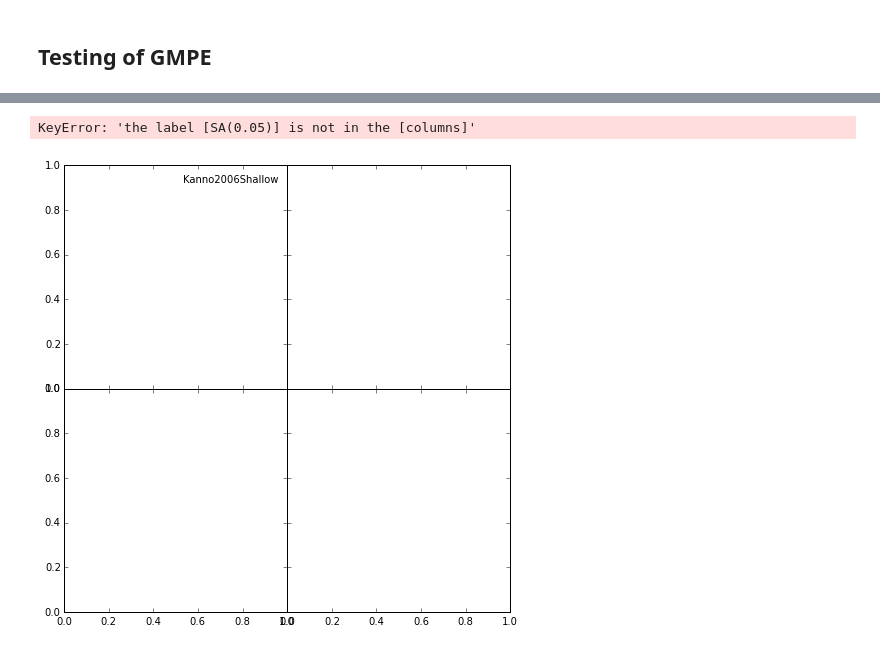
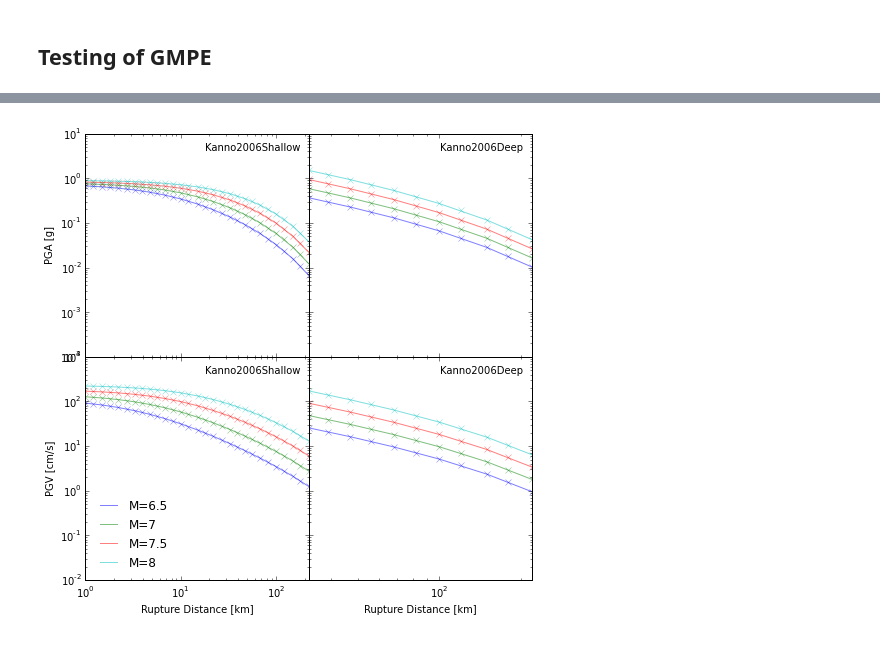
Before and after one commit to nackerley/indian-subcontinent-psha, a Jupyter notebook: GMPEs/kanno2006new/Kanno et al. (2006).ipynb, the cells around one changed output, grey strips where cells are left out. Drawn from its saved outputs; the diff is of its cells as text; code cells hidden in the pictures.

```diff
--- a/GMPEs/kanno2006new/Kanno et al. (2006).ipynb
+++ b/GMPEs/kanno2006new/Kanno et al. (2006).ipynb
@@ -165,13 +165,12 @@ df_means = gt.df_massage(pd.concat(df_means, ignore_index=True))
 df_stddevs = gt.df_massage(pd.concat(df_stddevs, ignore_index=True))
 # %%
 # produce Figure 5
-digitized_template = 'Digitized/M%g_R%gkm_%s.csv'
+digitized_template = 'Computed/M%g_R%gkm_%s.csv'
 empty = True
 
 numeric_cols = np.array([tb.is_numeric(item) for item in df_means.columns])
 extra_cols = df_means.columns[~numeric_cols]
 T = [float(item) for item in df_means.columns[numeric_cols]]
-# T = np.genfromtxt('Digitized/M7_T_S.csv')
 gmpe_names = [name for name in gmpe_class_names
               if (df_means['gmpe'] == name).any()]
 distances = sorted(list(set(df_means['dist_rrup'])))
@@ -278,6 +268,6 @@ See the the caveats in the documentation: http://pandas.pydata.org/pandas-docs/s
 # %%
 # produce Figure 4
-digitized_template = 'Digitized/%s_M%g_%s.csv'
+digitized_template = 'Computed/%s_M%g_%s.csv'
 df_interp = df_means.copy()
 
 gmpe_names = [name for name in gmpe_class_names
@@ -319,35 +309,34 @@ for im_type, row_axes in zip(im_types, axes):
                 data = data[data[:,0].argsort()]
                 if str(im_type) != 'PGV':
                     data[:,1] = data[:,1]/(100*g)
 
                 ax.plot(data[:,0], data[:,1],
                         color=h[0].get_color(), marker='x',
                         linestyle='none', alpha=0.5)
 
                 df_interp.loc[indices, y_column] = np.interp(x, data[:,0], data[:,1]).round(5)
             else:
                 print '%s not available' % digitized_file
 
         ax.set_xlim((min(x), max(x)))
 
 for im_type, ax in zip(im_types, axes[:, 0]):
     if str(im_type) == 'PGA':
         ax.set_ylabel('PGA [g]')
     elif str(im_type) == 'PGV':
         ax.set_ylabel('PGV [cm/s]')
     else:
         ax.set_ylabel('SA($\\xi$=%g%%) [cm/s^2]' % im_types[0].damping)
         ax.set_ylim((1, 1e4))
 
 for ax in axes[1, :]:
     ax.set_xlabel('Rupture Distance [km]')
 
 axes[1, 0].legend(loc='lower left', frameon=False)
 plt.savefig('Figure_4_computed.pdf', dpi=300, bbox_inches='tight')
 plt.savefig('Figure_4_computed.png', dpi=300, bbox_inches='tight')
 # %% [output]
-KeyError: 'the label [SA(0.05)] is not in the [columns]'
-[figure, old version]
+[figure, new version]
 # %%
 means_files = gt.write_test_data(df_interp, gmpe_group, gmpes_short, gmpe_class_names, 'FIG4')
 stddev_files = gt.write_test_data(df_stddevs, gmpe_group, gmpes_short, gmpe_class_names, 'FIG4', float_format='%.5g')
```
Also changed, not shown: parts of 8 cells of this notebook, 37 other files.
